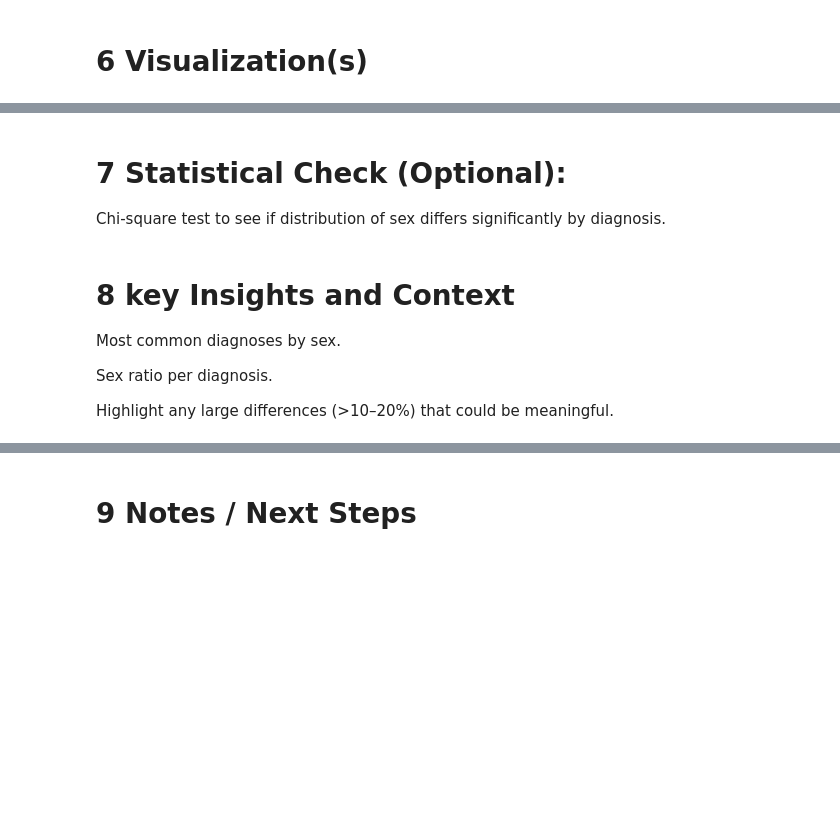
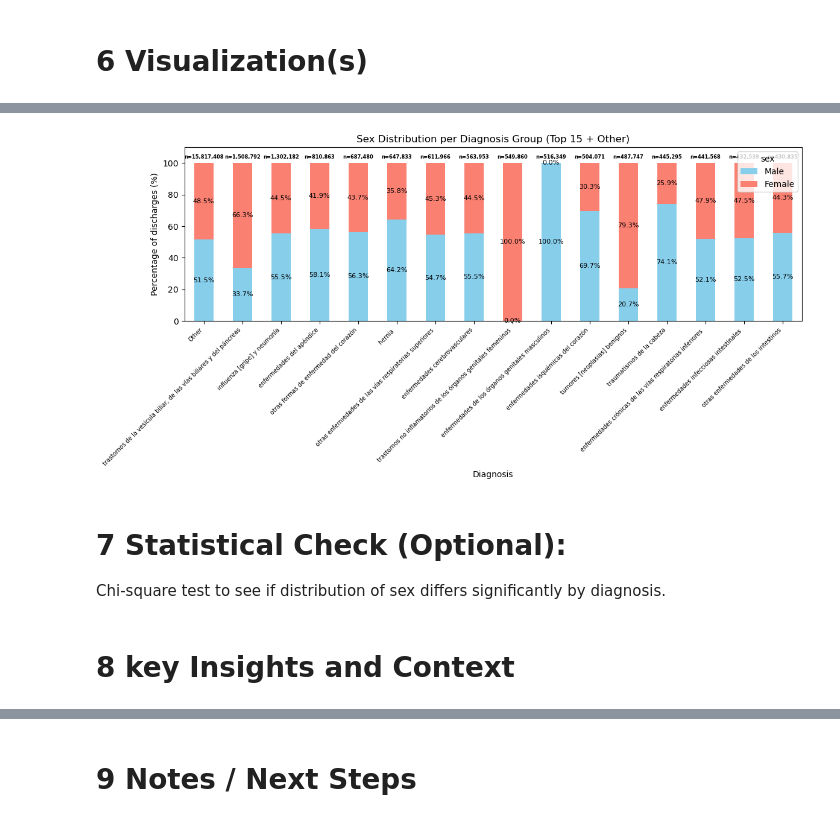
Before and after one commit to mirkopodunavak1996/EDAHospDischarges_Chile2001-2024, a Jupyter notebook: notebooks/General_Analysis_2001-2024_Bivariate(2).ipynb, the cells around one changed output, grey strips where cells are left out. Cells and saved outputs as stored; diff of their text form; code cells hidden in the pictures; blank space fills up the shorter version.

```diff
--- a/notebooks/General_Analysis_2001-2024_Bivariate(2).ipynb
+++ b/notebooks/General_Analysis_2001-2024_Bivariate(2).ipynb
@@ -2070,10 +2028,59 @@ plt.show()
+# %%
+import matplotlib.pyplot as plt
+import pandas as pd
+
+# Crosstab: counts per sex (rows) and diagnosis (columns)
+crosstab_counts = pd.crosstab(df['sex'], diag_grouped)
+
+# Normalize to percentages *per column* (each diagnosis sums to 100%)
+crosstab_percent = crosstab_counts.div(crosstab_counts.sum(axis=0), axis=1) * 100
+
+# Sort columns by total counts
+sorted_cols = crosstab_counts.sum().sort_values(ascending=False).index
+crosstab_counts = crosstab_counts[sorted_cols]
+crosstab_percent = crosstab_percent[sorted_cols]
+
+# Plot stacked bar chart (percentages)
+ax = crosstab_percent.T.plot(
+    kind='bar',
+    stacked=True,
+    figsize=(12,6),
+    color=['skyblue', 'salmon']  # adjust if you have more than 2 sexes
+)
+
+# Axis labels and title
+plt.ylabel('Percentage of discharges (%)')
+plt.xlabel('Diagnosis')
+plt.title('Sex Distribution per Diagnosis Group (Top 15 + Other)')
+plt.xticks(rotation=45, ha='right', fontsize=7)
+
+# --- 🔹 Annotate each segment with its percentage ---
+for p in ax.patches:
+    height = p.get_height()
+    if height > 0:
+        ax.text(
+            p.get_x() + p.get_width()/2,
+            p.get_y() + height/2,
+            f'{height:.1f}%',  # show percentage
+            ha='center', va='center', fontsize=8
+        )
+
+# --- 🔹 Add total counts above each bar ---
+totals = crosstab_counts.sum(axis=0)
+for i, (col, total) in enumerate(totals.items()):
+    ax.text(
+        i, 102,  # position slightly above 100%
+        f'n={total:,}',  # formatted total count
+        ha='center', va='bottom', fontsize=6, fontweight='bold'
+    )
+
+plt.ylim(0, 110)  # add headroom for total labels
+plt.tight_layout()
+plt.show()
+# %% [output]
+[figure, added]
 # %% [markdown]
 # 7 Statistical Check (Optional):
 Chi-square test to see if distribution of sex differs significantly by diagnosis.
 # %% [markdown]
 # 8 key Insights and Context
-Most common diagnoses by sex.
-
-Sex ratio per diagnosis.
-
-Highlight any large differences (>10–20%) that could be meaningful.
```
Also changed, not shown: parts of 34 cells of this notebook.
